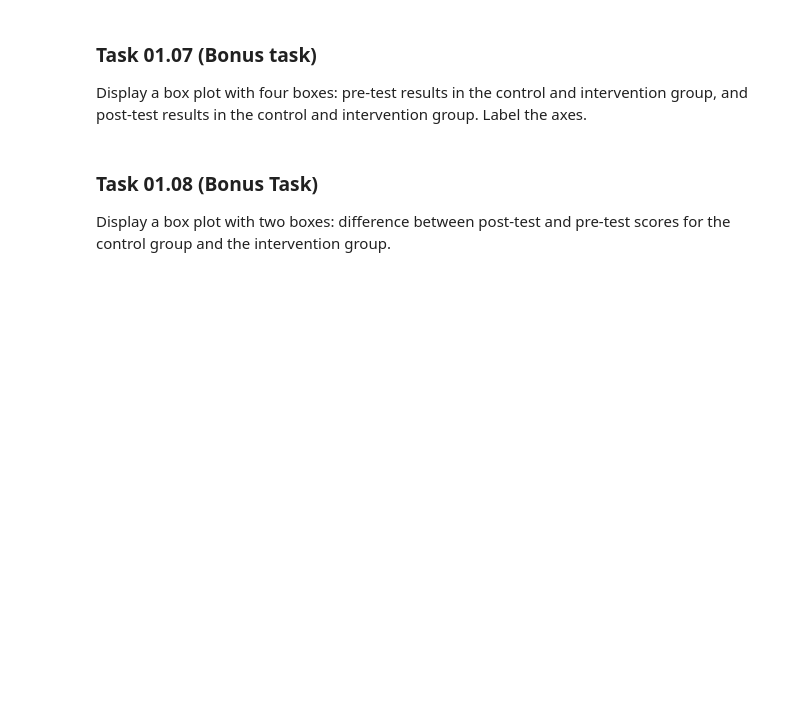
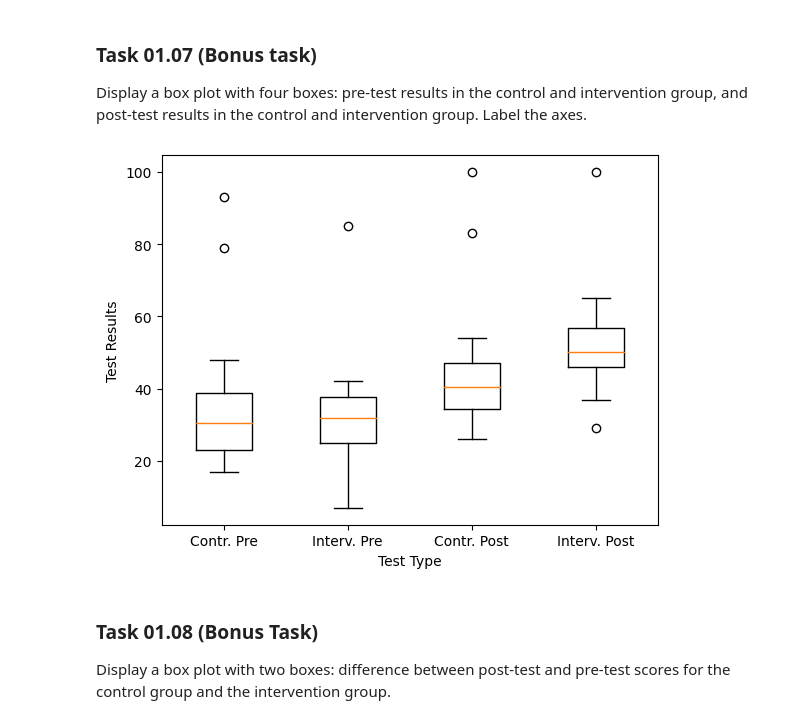
Before and after one commit to malteboettcher/data_mining, a Jupyter notebook: sheet01/sheet01.ipynb, the cells around one changed output. Saved outputs shown, nothing was run; the diff lists cells and outputs as text; code cells hidden in the pictures; blank space fills up the shorter version.

```diff
--- a/sheet01/sheet01.ipynb
+++ b/sheet01/sheet01.ipynb
@@ -231,6 +231,27 @@ Yes, I think the score difference is significantly higher in the intervention gr
 ### Task 01.07 (Bonus task)
 
 Display a box plot with four boxes: pre-test results in the control and intervention group, and post-test results in the control and intervention group. Label the axes.
+# %%
+# Condition 0, pre-test
+control_pre = X[X[:, 1] == 0, 2]
+
+# Condition 1, pre-test
+intervention_pre = X[X[:, 1] == 1, 2]
+
+# Condition 0, post-test
+control_post = X[X[:, 1] == 0, 3]
+
+# Condition 1, post-test
+intervention_post = X[X[:, 1] == 1, 3]
+
+data = [control_pre, intervention_pre, control_post, intervention_post]
+plt.boxplot(data, labels=['Contr. Pre', 'Interv. Pre', 'Contr. Post', 'Interv. Post'])
+
+plt.xlabel('Test Type')
+plt.ylabel('Test Results')
+plt.show()
+# %% [output]
+[figure, added]
 # %% [markdown]
 ### Task 01.08 (Bonus Task)
 
```
Also changed, not shown: parts of 7 cells of this notebook.
